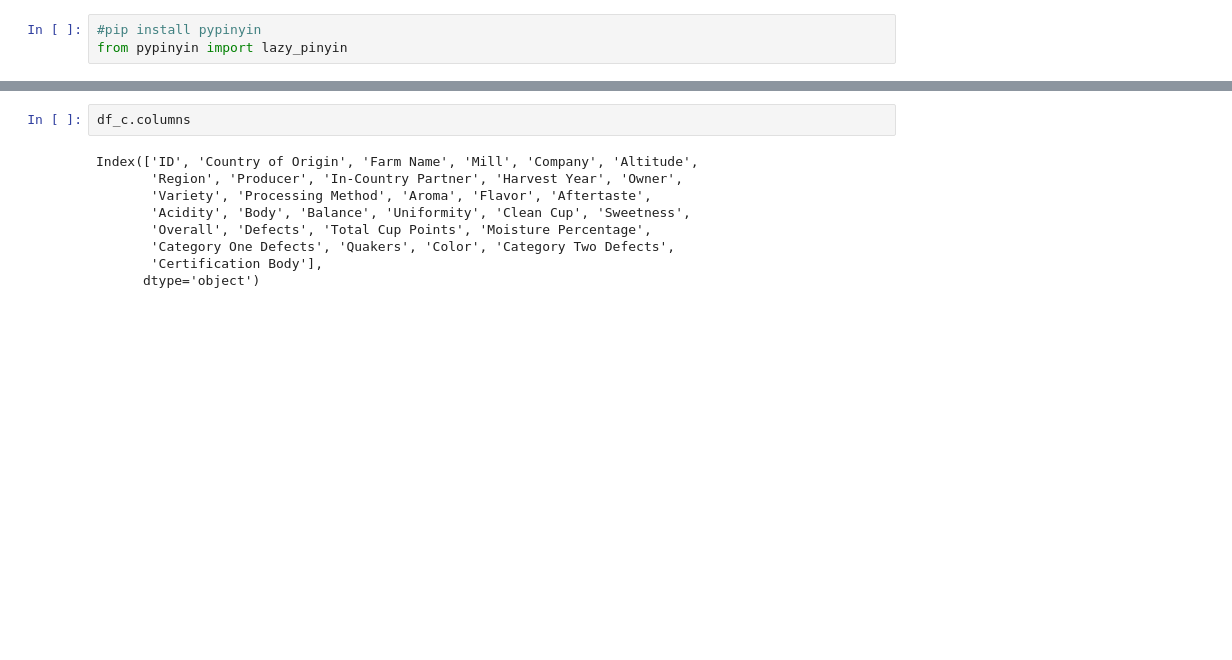
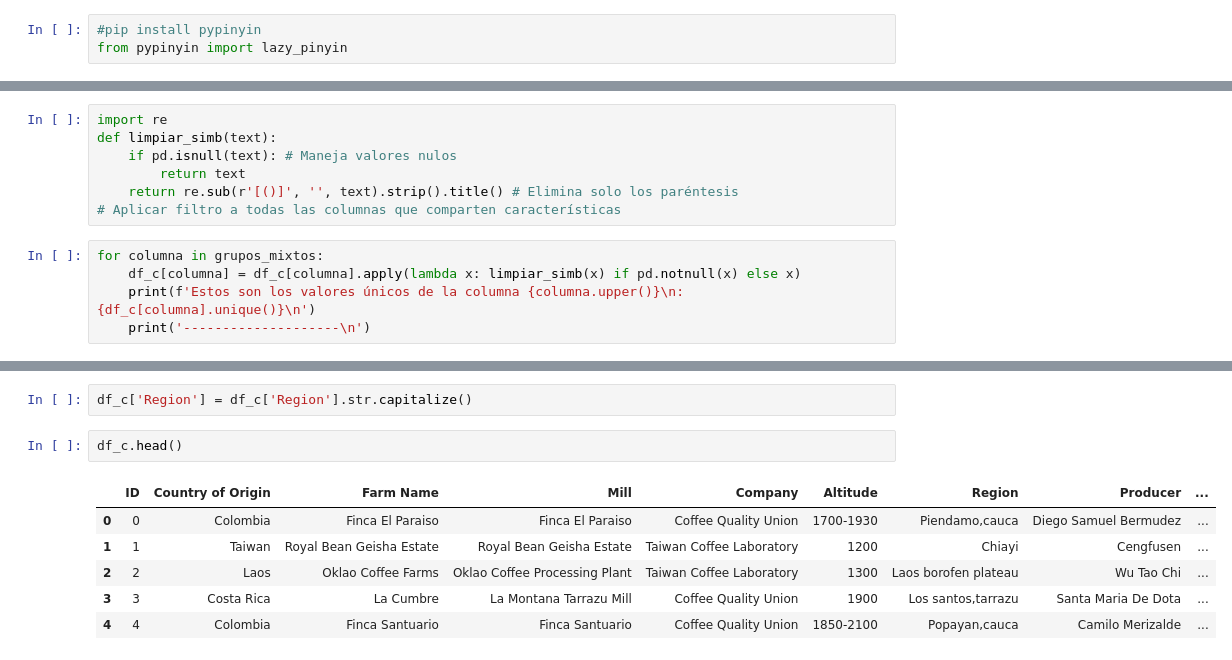
Before and after one commit to mtoledo-rgb/pair_modulo4-1_Zoraida-Mireia, a Jupyter notebook: EDA.ipynb, the cells around one changed output, grey strips where cells are left out. Saved outputs shown, nothing was run; the diff lists cells and outputs as text; blank space fills up the shorter version.

```diff
--- a/EDA.ipynb
+++ b/EDA.ipynb
@@ -244,0 +124,12 @@ df_c.describe(include='object').T
+# %%
+import re
+def limpiar_simb(text):
+    if pd.isnull(text): # Maneja valores nulos
+        return text
+    return re.sub(r'[()]', '', text).strip().title() # Elimina solo los paréntesis
+# Aplicar filtro a todas las columnas que comparten características
+# %%
+for columna in grupos_mixtos:
+    df_c[columna] = df_c[columna].apply(lambda x: limpiar_simb(x) if pd.notnull(x) else x)
+    print(f'Estos son los valores únicos de la columna {columna.upper()}\n: {df_c[columna].unique()}\n')
+    print('--------------------\n')
@@ -245,11 +154,11 @@ df_c.describe(include='object').T
+# %%
+df_c['Region'] = df_c['Region'].str.capitalize()
 # %%
-df_c.columns
+df_c.head()
 # %% [output]
-Index(['ID', 'Country of Origin', 'Farm Name', 'Mill', 'Company', 'Altitude',
-       'Region', 'Producer', 'In-Country Partner', 'Harvest Year', 'Owner',
-       'Variety', 'Processing Method', 'Aroma', 'Flavor', 'Aftertaste',
-       'Acidity', 'Body', 'Balance', 'Uniformity', 'Clean Cup', 'Sweetness',
-       'Overall', 'Defects', 'Total Cup Points', 'Moisture Percentage',
-       'Category One Defects', 'Quakers', 'Color', 'Category Two Defects',
-       'Certification Body'],
-      dtype='object')
+|  | ID | Country of Origin | Farm Name | Mill | Company | Altitude | Region | Producer | ... |
+| 0 | 0 | Colombia | Finca El Paraiso | Finca El Paraiso | Coffee Quality Union | 1700-1930 | Piendamo,cauca | Diego Samuel Bermudez | ... |
+| 1 | 1 | Taiwan | Royal Bean Geisha Estate | Royal Bean Geisha Estate | Taiwan Coffee Laboratory | 1200 | Chiayi | Cengfusen | ... |
+| 2 | 2 | Laos | Oklao Coffee Farms | Oklao Coffee Processing Plant | Taiwan Coffee Laboratory | 1300 | Laos borofen plateau | Wu Tao Chi | ... |
+| 3 | 3 | Costa Rica | La Cumbre | La Montana Tarrazu Mill | Coffee Quality Union | 1900 | Los santos,tarrazu | Santa Maria De Dota | ... |
+| 4 | 4 | Colombia | Finca Santuario | Finca Santuario | Coffee Quality Union | 1850-2100 | Popayan,cauca | Camilo Merizalde | ... |
```
Also changed, not shown: parts of 29 cells of this notebook.
